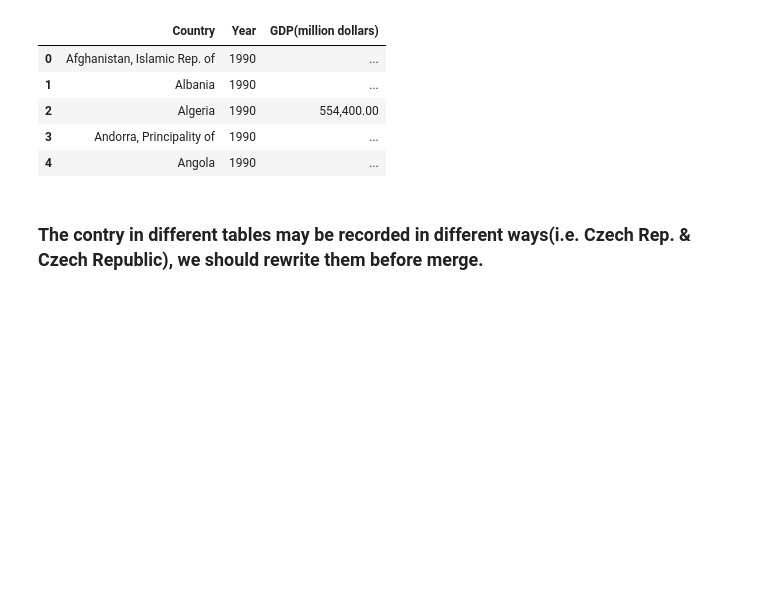
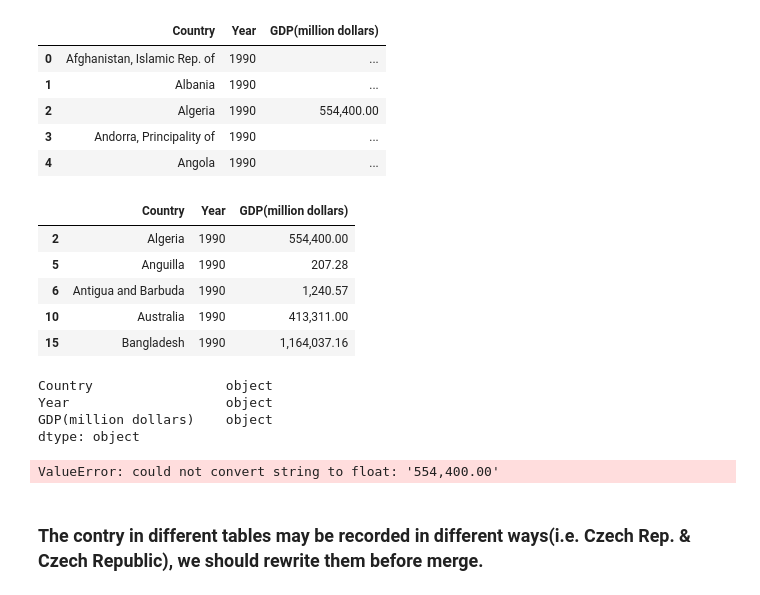
Before and after one commit to Themaoyc/MDA, a Jupyter notebook: Script/Data Collecting&Preprocessing.ipynb, the cells around one changed output. Drawn from its saved outputs; the diff is of its cells as text; code cells hidden in the pictures; blank space fills up the shorter version.

```diff
--- a/Script/Data Collecting&Preprocessing.ipynb
+++ b/Script/Data Collecting&Preprocessing.ipynb
@@ -240,6 +240,29 @@ GDP.head()
 | 2 | Algeria | 1990 | 554,400.00 |
 | 3 | Andorra, Principality of | 1990 | ... |
 | 4 | Angola | 1990 | ... |
+# %%
+#drop the '...' lines
+GDP = GDP.drop(GDP[GDP['GDP(million dollars)']=='...'].index)
+GDP.head()
+# %% [output]
+|  | Country | Year | GDP(million dollars) |
+| 2 | Algeria | 1990 | 554,400.00 |
+| 5 | Anguilla | 1990 | 207.28 |
+| 6 | Antigua and Barbuda | 1990 | 1,240.57 |
+| 10 | Australia | 1990 | 413,311.00 |
+| 15 | Bangladesh | 1990 | 1,164,037.16 |
+# %%
+GDP.dtypes
+# %% [output]
+Country                 object
+Year                    object
+GDP(million dollars)    object
+dtype: object
+# %%
+#change GDP from object into float
+GDP['GDP(million dollars)']=GDP['GDP(million dollars)'].astype('float')
+# %% [output]
+ValueError: could not convert string to float: '554,400.00'
 # %% [markdown]
 ### The contry in different tables may be recorded in different ways(i.e. Czech Rep. & Czech Republic), we should rewrite them before merge.
 # %%
```
Also changed, not shown: 2 other files.
